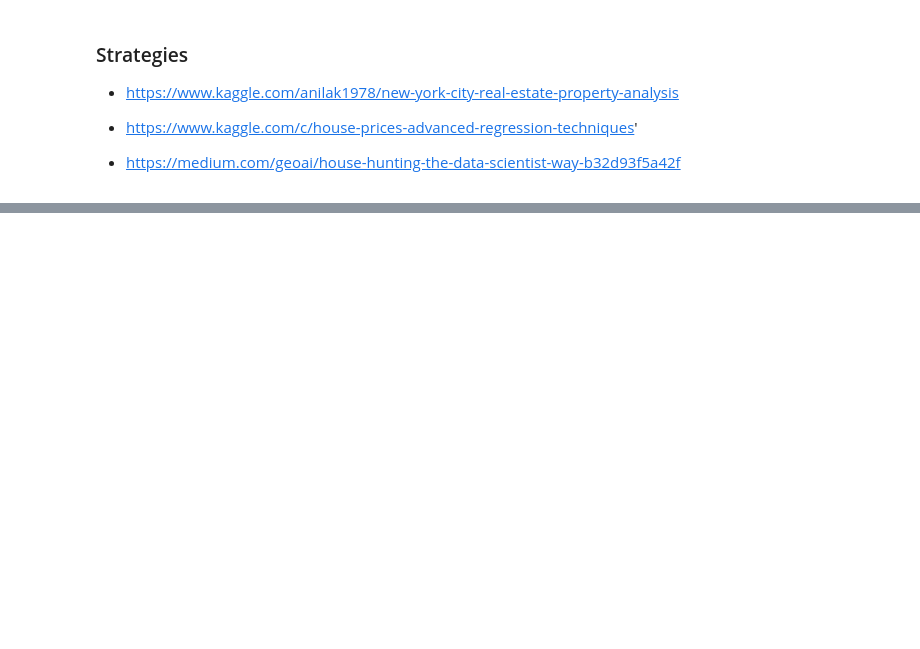
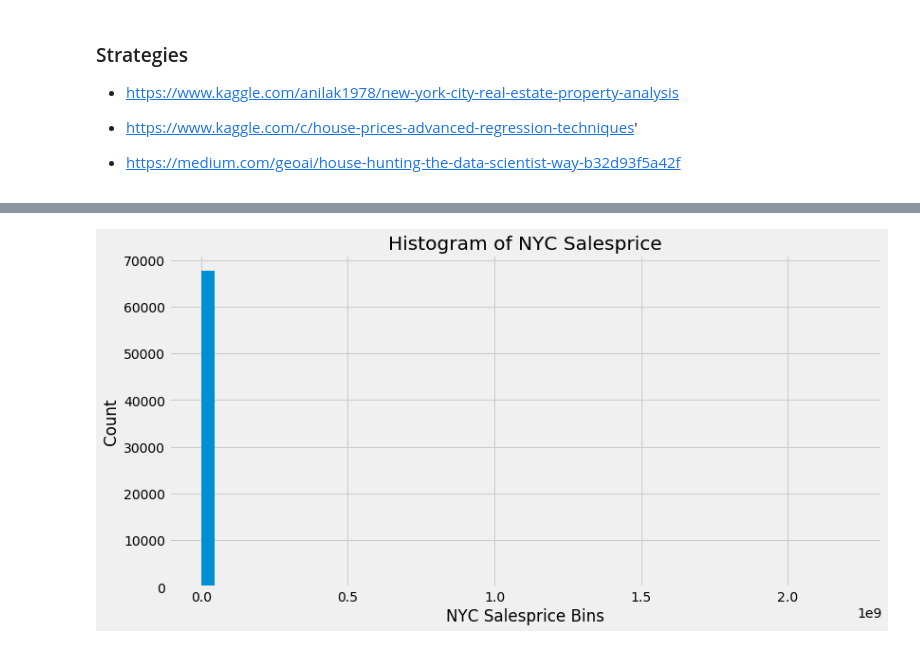
Before and after one commit to allenau1/dat-sf-60-hw, a Jupyter notebook: final_project/final_project_allen_au.ipynb, the cells around one changed output, grey strips where cells are left out. Saved outputs shown, nothing was run; the diff lists cells and outputs as text; code cells hidden in the pictures; blank space fills up the shorter version.

Commit message:
Adding sections to import NYC Real Estate data and begin EDA for Final Project

```diff
--- a/final_project/final_project_allen_au.ipynb
+++ b/final_project/final_project_allen_au.ipynb
@@ -63,0 +76,13 @@ What shortcoming exist for this data that make it less than ideal for answering
+# %%
+# this allows plots to appear directly in the notebook
+%matplotlib inline
+
+# this selects the 'style' that matplotlib will use to generate plots
+plt.style.use('fivethirtyeight')
+# %%
+# Read imdb csv data into movies dataframe
+# https://www.kaggle.com/new-york-city/nyc-property-sales
+nyc = pd.read_csv('./nyc-rolling-sales-cleaner.csv')
+
+# Show the 1st 5 rows
+nyc.head(5)
@@ -63,0 +228,10 @@ What shortcoming exist for this data that make it less than ideal for answering
+# %%
+# Histogram for duration
+# Using rule of thumb for number of bins: sqrt(979) = 33 bins
+ax = nyc['SALEPRICE'].hist(bins=50, figsize=(12,6))
+
+ax.set_title('Histogram of NYC Salesprice')
+ax.set_xlabel("NYC Salesprice Bins");
+ax.set_ylabel("Count");
+# %% [output]
+[figure, added]
```
Also changed, not shown: parts of 39 cells of this notebook.
